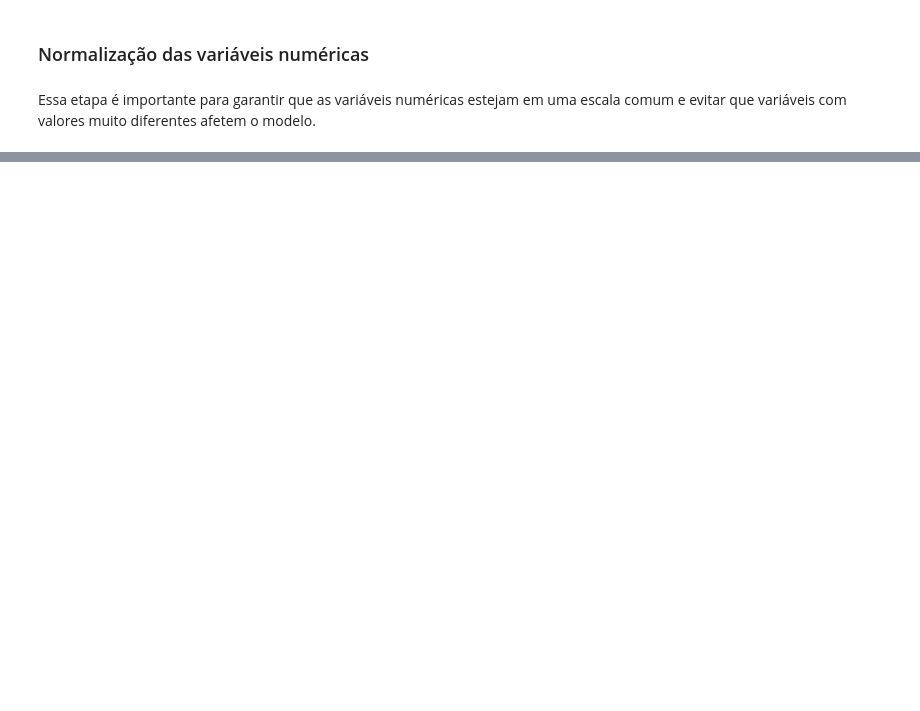
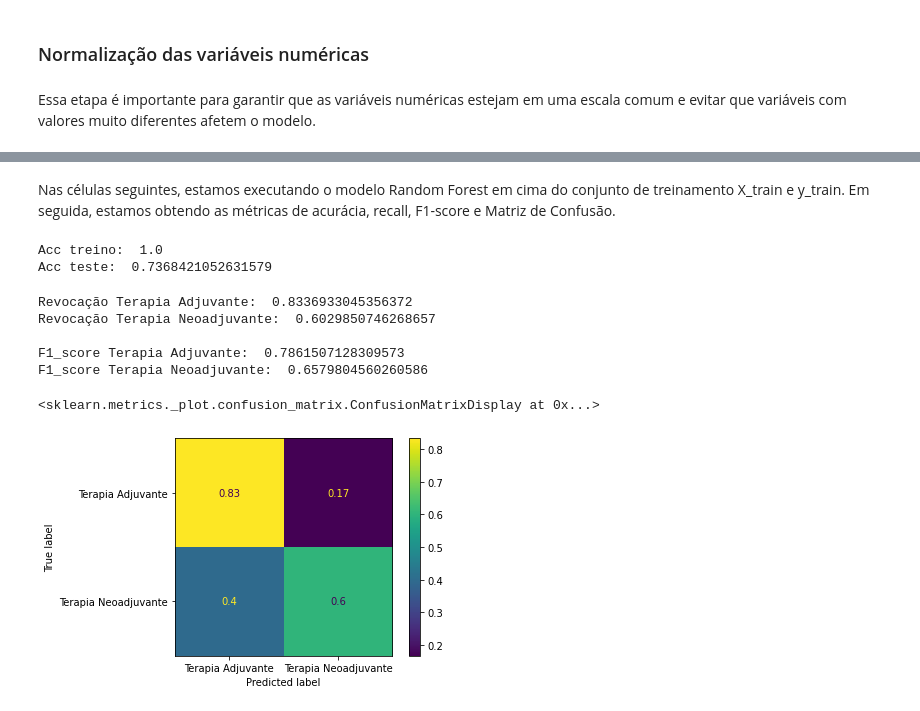
Before and after one commit to 2023M3T5-Inteli/grupo6, a Jupyter notebook: notebooks/OFICIAL.ipynb, the cells around one changed output, grey strips where cells are left out. Cells and saved outputs as stored; diff of their text form; code cells hidden in the pictures; blank space fills up the shorter version.

```diff
--- a/notebooks/OFICIAL.ipynb
+++ b/notebooks/OFICIAL.ipynb
@@ -988,0 +2053,4 @@ Modelo: target -> sucesso.
+# %%
+y_pred = knn_grid_search.predict(X_test)
+print('\nF1_score Terapia Adjuvante: ', f1_score(y_test, y_pred, pos_label='Terapia Adjuvante', average='macro'))
+print('F1_score Terrapia Neoadjuvante: ', f1_score(y_test, y_pred, pos_label='Terapia Neoadjuvante', average='macro'))
@@ -988,0 +2091,23 @@ Modelo: target -> sucesso.
+# %%
+k_values = []
+for i in range(1,100):
+  k_values.append(i)
+best_k = None
+best_score = 0.0
+
+for k in k_values:
+    knn = KNeighborsClassifier(n_neighbors=k)
+    knn.fit(X_train, y_train)
+
+    y_pred = knn.predict(X_test)
+
+    recall = recall_score( y_test, y_pred, pos_label='Terapia Neoadjuvante')
+    f1 = f1_score( y_test, y_pred, pos_label='Terapia Neoadjuvante')
+
+    if f1 > best_score:
+        best_k = k
+        best_score = f1
+
+print("Melhor k neoadjuvant:", best_k)
+print("f1 score:", best_score)
+print('Recall',recall)
@@ -988,0 +2136,40 @@ Modelo: target -> sucesso.
+# %% [markdown]
+Nas células seguintes, estamos executando o modelo Random Forest em cima do conjunto de treinamento X_train e y_train. Em seguida, estamos obtendo as métricas de acurácia, recall, F1-score e Matriz de Confusão.
+# %%
+#Rodando o RandomForest e printando a sua acurácia de treino e teste
+rf = RandomForestClassifier()
+rf.fit( X_train, y_train.squeeze() )
+print('Acc treino: ', rf.score(X_train, y_train ))
+print('Acc teste: ', rf.score(X_test, y_test.squeeze() ))
+# %% [output]
+Acc treino:  1.0
+Acc teste:  0.7368421052631579
+# %%
+y_pred = rf.predict(X_test)
+# %%
+# Obtendo o Recall da Terapia Adjuvante e Neoadjuvante
+print( 'Revocação Terapia Adjuvante: ', recall_score( y_test, y_pred, pos_label='Terapia Adjuvante'))
+print( 'Revocação Terapia Neoadjuvante: ', recall_score( y_test, y_pred, pos_label='Terapia Neoadjuvante'))
+
+# Obtendo o F1-Score da Terapia Adjuvante e Neoadjuvante
+print( '\nF1_score Terapia Adjuvante: ', f1_score( y_test, y_pred, pos_label='Terapia Adjuvante'))
+print( 'F1_score Terapia Neoadjuvante: ', f1_score( y_test, y_pred, pos_label='Terapia Neoadjuvante'))
+# %% [output]
+Revocação Terapia Adjuvante:  0.8336933045356372
+Revocação Terapia Neoadjuvante:  0.6029850746268657
+
+F1_score Terapia Adjuvante:  0.7861507128309573
+F1_score Terapia Neoadjuvante:  0.6579804560260586
+# %%
+#Aqui são passados os parâmetros da matriz de confusão, que é uma das métricas que foram utilizadas no modelo Random Forest
+cm = confusion_matrix(y_test, y_pred, normalize='true')
+
+#Versão visualmente mais bonita da matriz de confusão
+disp = ConfusionMatrixDisplay(confusion_matrix=cm,
+                              display_labels=rf.classes_)
+
+#A Matriz de confusão é plotada, ou seja, é mostrada
+disp.plot()
+# %% [output]
+<sklearn.metrics._plot.confusion_matrix.ConfusionMatrixDisplay at 0x...>
+[figure, added]
```
Also changed, not shown: parts of 243 cells of this notebook, 2 other files.
